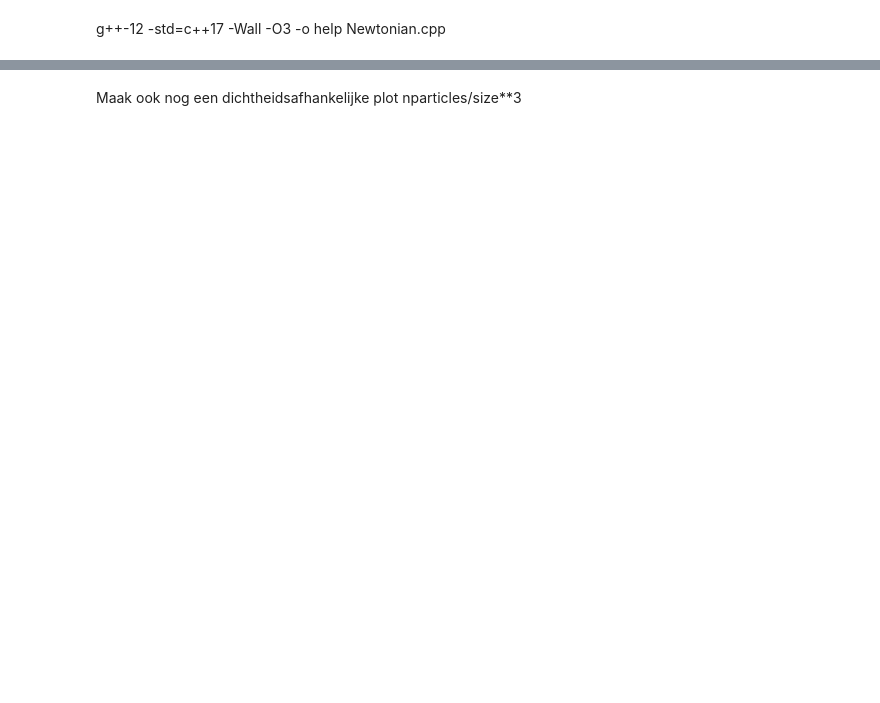
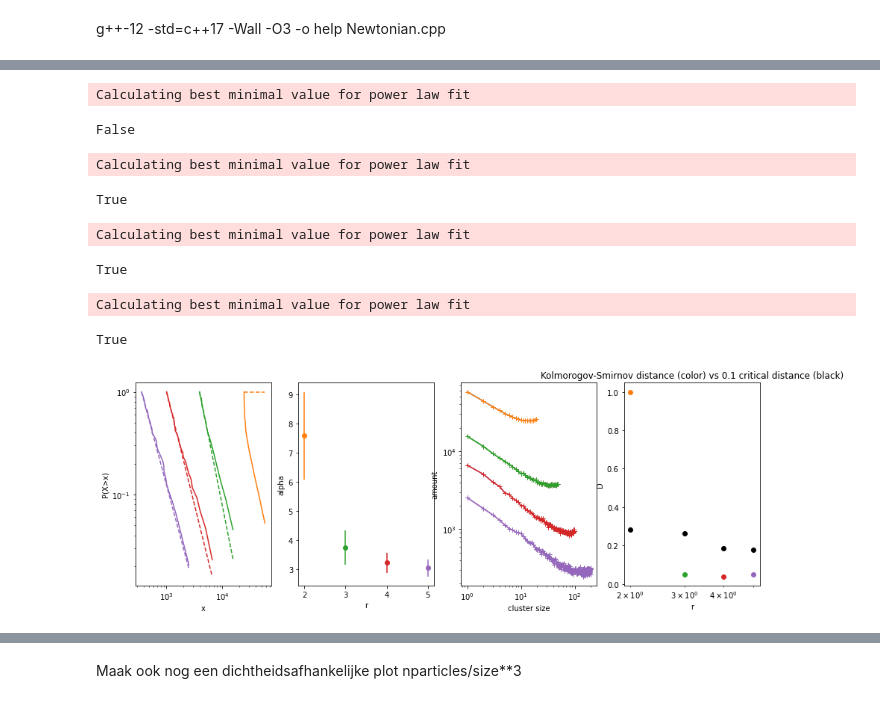
Before and after one commit to Sennevw/Masters-thesis, a Jupyter notebook: dataverwerking.ipynb, the cells around one changed output, grey strips where cells are left out. Drawn from its saved outputs; the diff is of its cells as text; code cells hidden in the pictures; blank space fills up the shorter version.

```diff
--- a/dataverwerking.ipynb
+++ b/dataverwerking.ipynb
@@ -92 +92,54 @@ Calculating best minimal value for power law fit
+# %%
+r_list = [2, 3, 4, 5]
+cutoff = [20, 50, 100, 200]
+fig, ax = plt.subplots(1, 4, figsize=(15, 5))
+ax[2].set_xscale('log')
+ax[2].set_yscale('log')
+
+ax[0].set_xlabel('x')
+ax[0].set_ylabel('P(X>x)')
+
+ax[1].set_xlabel('r')
+ax[1].set_ylabel('alpha')
+
+ax[2].set_xlabel('cluster size')
+ax[2].set_ylabel('amount')
+
+ax[3].set_xlabel('r')
+ax[3].set_ylabel('D')
+ax[3].title.set_text('Kolmorogov-Smirnov distance (color) vs 0.1 critical distance (black)')
+alpha_list = []
+p_list = []
+err = []
+cmap = plt.get_cmap("tab10")
+for i, j in zip(r_list, cutoff):
+    size, amount = np.loadtxt("r{}_0.8.txt".format(i), skiprows=1, unpack=True)
+    amount = amount[1:j]
+    result = powerlaw.Fit(amount, discrete=True)
+    result.plot_ccdf(color=cmap(i-1), label=i, ax=ax[0])
+    result.power_law.plot_ccdf(color=cmap(i-1), linestyle='--', ax=ax[0])
+    plot_loglog(ax[2], amount)
+    x = np.linspace(1, len(amount), (len(amount)))
+    ax[1].errorbar(i, result.alpha, yerr=result.sigma, fmt='o', color=cmap(i-1))
+    ax[2].plot(x, amount, color=cmap(i-1))
+    ax[2].plot(x, amount, '+', color=cmap(i-1))
+
+    ax[3].scatter(i, result.power_law.D, color=cmap(i-1))
+    ax[3].scatter(i, 1.22385/np.sqrt(result.n), color='black')
+    #ax[3].plot(result.xmins, result.alphas, label=i)
+    print(result.power_law.D < 1.22385/np.sqrt(result.n) )
+
+
+
+#ax[3].plot(r_list, p_list, 'o')
+# %% [output]
+Calculating best minimal value for power law fit
+False
+Calculating best minimal value for power law fit
+True
+Calculating best minimal value for power law fit
+True
+Calculating best minimal value for power law fit
+True
+[figure, added]
 # %%
```
Also changed, not shown: parts of 6 cells of this notebook, 10 other files.
